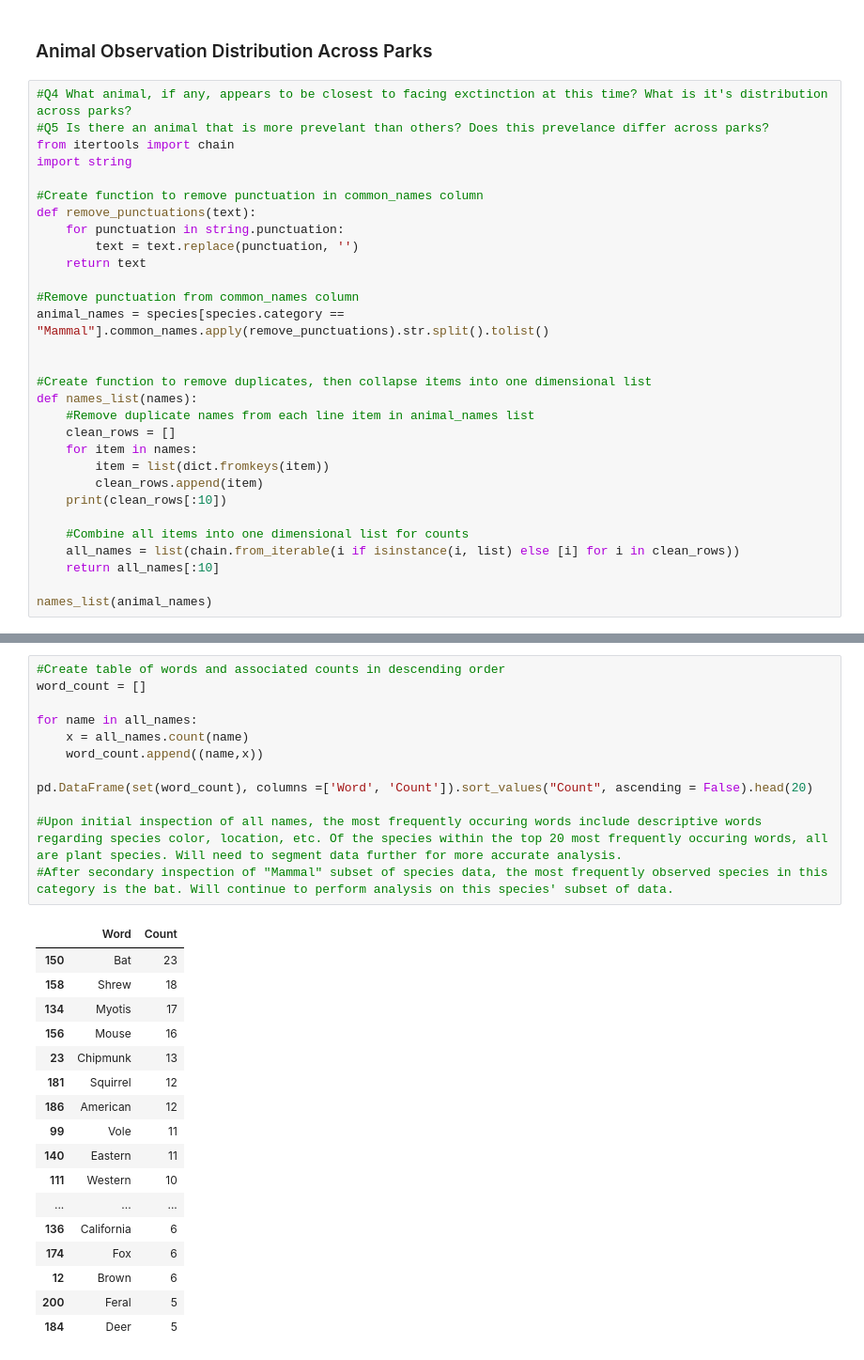
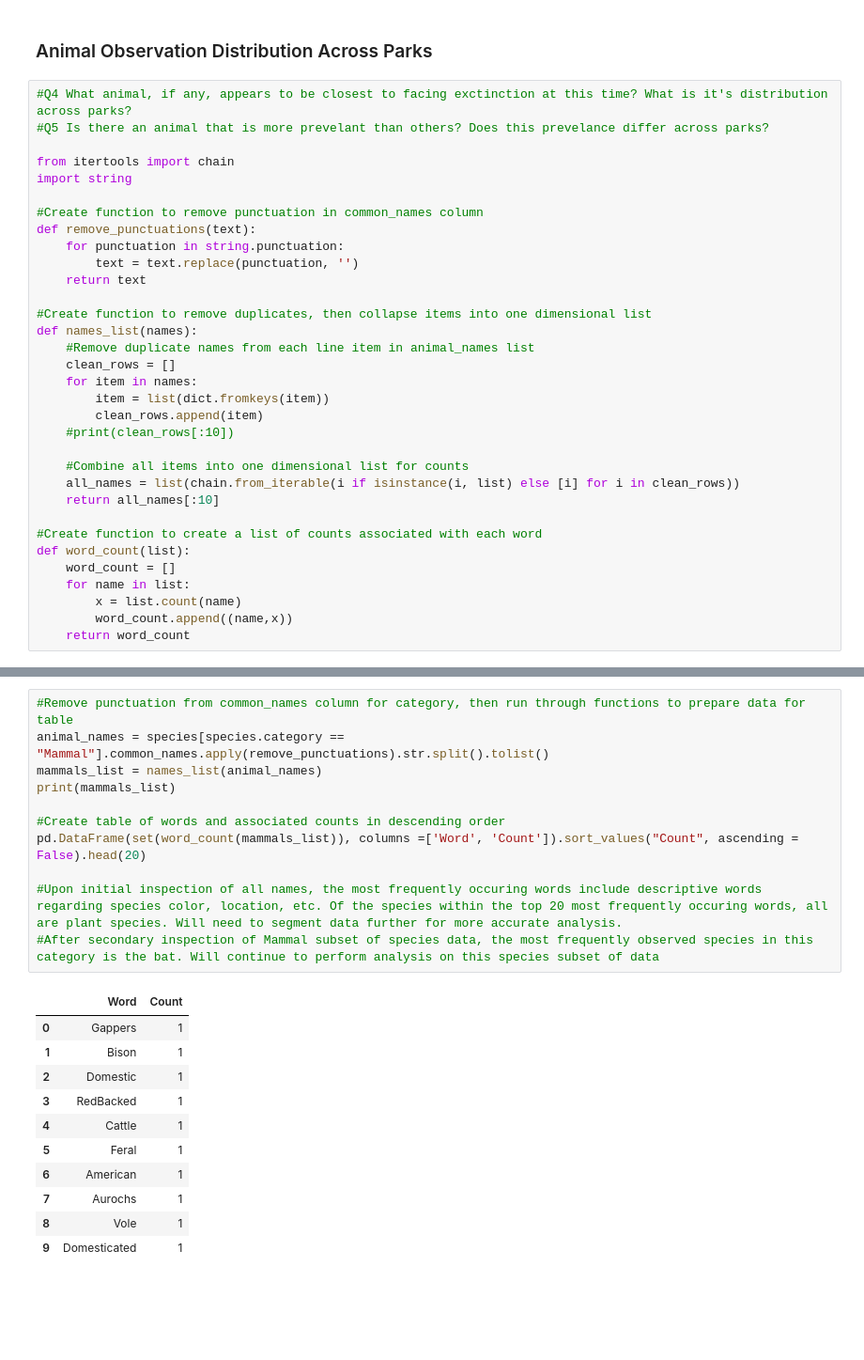
Before and after one commit to h-ostcode/Biodiversity-in-National-Parks, a Jupyter notebook: biodiversity.ipynb, the cells around one changed output, grey strips where cells are left out. Shown: that part at 94% size. Saved outputs shown, nothing was run; the diff lists cells and outputs as text; blank space fills up the shorter version.

```diff
--- a/biodiversity.ipynb
+++ b/biodiversity.ipynb
@@ -316,6 +316,7 @@ Protection Needed Mammal vs. Reptile
 # %%
 #Q4 What animal, if any, appears to be closest to facing exctinction at this time? What is it's distribution across parks?
 #Q5 Is there an animal that is more prevelant than others? Does this prevelance differ across parks?
+
 from itertools import chain
 import string
 
@@ -325,10 +326,6 @@ def remove_punctuations(text):
         text = text.replace(punctuation, '')
     return text
 
-#Remove punctuation from common_names column
-animal_names = species[species.category == "Mammal"].common_names.apply(remove_punctuations).str.split().tolist()
-
-
 #Create function to remove duplicates, then collapse items into one dimensional list
 def names_list(names):
     #Remove duplicate names from each line item in animal_names list
@@ -336,11 +333,17 @@ def names_list(names):
     for item in names:
         item = list(dict.fromkeys(item))
         clean_rows.append(item)
-    print(clean_rows[:10])
+    #print(clean_rows[:10])
 
     #Combine all items into one dimensional list for counts
     all_names = list(chain.from_iterable(i if isinstance(i, list) else [i] for i in clean_rows))
     return all_names[:10]
 
-names_list(animal_names)
+#Create function to create a list of counts associated with each word
+def word_count(list):
+    word_count = []
+    for name in list:
+        x = list.count(name)
+        word_count.append((name,x))
+    return word_count
 # %% [output]
@@ -358,30 +353,23 @@ names_list(animal_names)
 # %%
+#Remove punctuation from common_names column for category, then run through functions to prepare data for table
+animal_names = species[species.category == "Mammal"].common_names.apply(remove_punctuations).str.split().tolist()
+mammals_list = names_list(animal_names)
+print(mammals_list)
+
 #Create table of words and associated counts in descending order
-word_count = []
-
-for name in all_names:
-    x = all_names.count(name)
-    word_count.append((name,x))
-
-pd.DataFrame(set(word_count), columns =['Word', 'Count']).sort_values("Count", ascending = False).head(20)
+pd.DataFrame(set(word_count(mammals_list)), columns =['Word', 'Count']).sort_values("Count", ascending = False).head(20)
 
 #Upon initial inspection of all names, the most frequently occuring words include descriptive words regarding species color, location, etc. Of the species within the top 20 most frequently occuring words, all are plant species. Will need to segment data further for more accurate analysis.
-#After secondary inspection of "Mammal" subset of species data, the most frequently observed species in this category is the bat. Will continue to perform analysis on this species' subset of data.
+#After secondary inspection of Mammal subset of species data, the most frequently observed species in this category is the bat. Will continue to perform analysis on this species subset of data
 # %% [output]
 |  | Word | Count |
-| 150 | Bat | 23 |
-| 158 | Shrew | 18 |
-| 134 | Myotis | 17 |
-| 156 | Mouse | 16 |
-| 23 | Chipmunk | 13 |
-| 181 | Squirrel | 12 |
-| 186 | American | 12 |
-| 99 | Vole | 11 |
-| 140 | Eastern | 11 |
-| 111 | Western | 10 |
-| ... | ... | ... |
-| 136 | California | 6 |
-| 174 | Fox | 6 |
-| 12 | Brown | 6 |
-| 200 | Feral | 5 |
-| 184 | Deer | 5 |
+| 0 | Gappers | 1 |
+| 1 | Bison | 1 |
+| 2 | Domestic | 1 |
+| 3 | RedBacked | 1 |
+| 4 | Cattle | 1 |
+| 5 | Feral | 1 |
+| 6 | American | 1 |
+| 7 | Aurochs | 1 |
+| 8 | Vole | 1 |
+| 9 | Domesticated | 1 |
```
Also changed, not shown: parts of 7 cells of this notebook.
